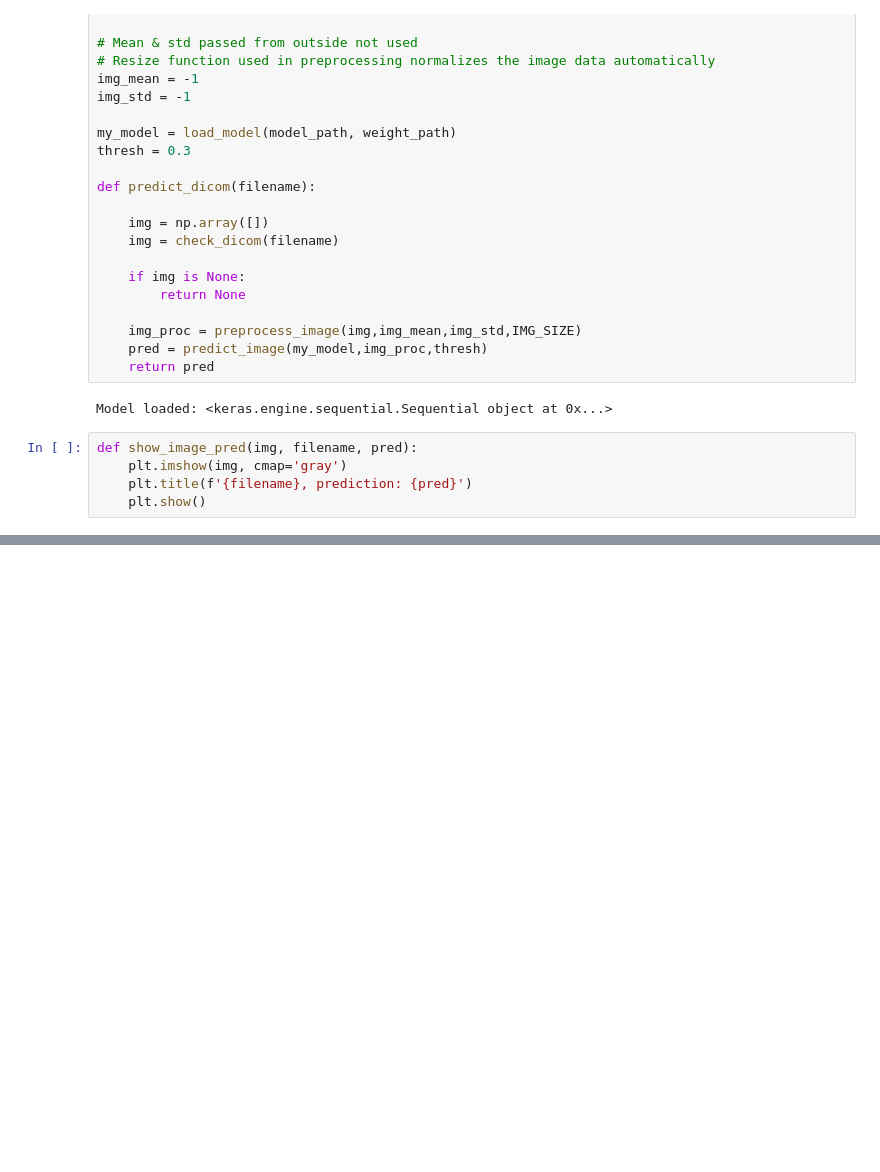
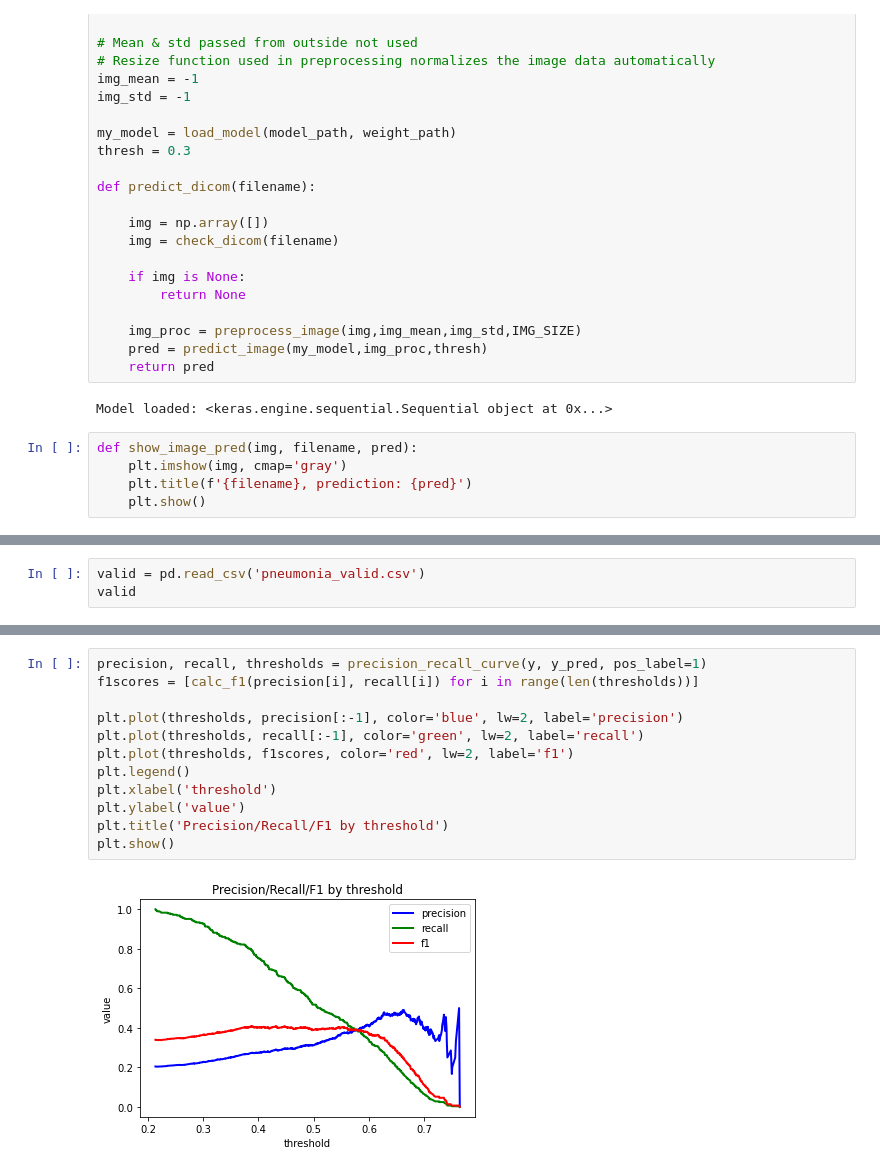
Before and after one commit to glungu/udacity-healthcare-ai, a Jupyter notebook: 02-medical-imaging-2d/project-chest-xray-pneumonia-detection/Inference.ipynb, the cells around one changed output, grey strips where cells are left out. Drawn from its saved outputs; the diff is of its cells as text; blank space fills up the shorter version.

```diff
--- a/02-medical-imaging-2d/project-chest-xray-pneumonia-detection/Inference.ipynb
+++ b/02-medical-imaging-2d/project-chest-xray-pneumonia-detection/Inference.ipynb
@@ -198,0 +211,3 @@ Image test6.dcm rejected, Patient position: XX
+# %%
+valid = pd.read_csv('pneumonia_valid.csv')
+valid
@@ -198,0 +300,14 @@ Image test6.dcm rejected, Patient position: XX
+# %%
+precision, recall, thresholds = precision_recall_curve(y, y_pred, pos_label=1)
+f1scores = [calc_f1(precision[i], recall[i]) for i in range(len(thresholds))]
+
+plt.plot(thresholds, precision[:-1], color='blue', lw=2, label='precision')
+plt.plot(thresholds, recall[:-1], color='green', lw=2, label='recall')
+plt.plot(thresholds, f1scores, color='red', lw=2, label='f1')
+plt.legend()
+plt.xlabel('threshold')
+plt.ylabel('value')
+plt.title('Precision/Recall/F1 by threshold')
+plt.show()
+# %% [output]
+[figure, added]
```
Also changed, not shown: parts of 30 cells of this notebook, 15 other files.
